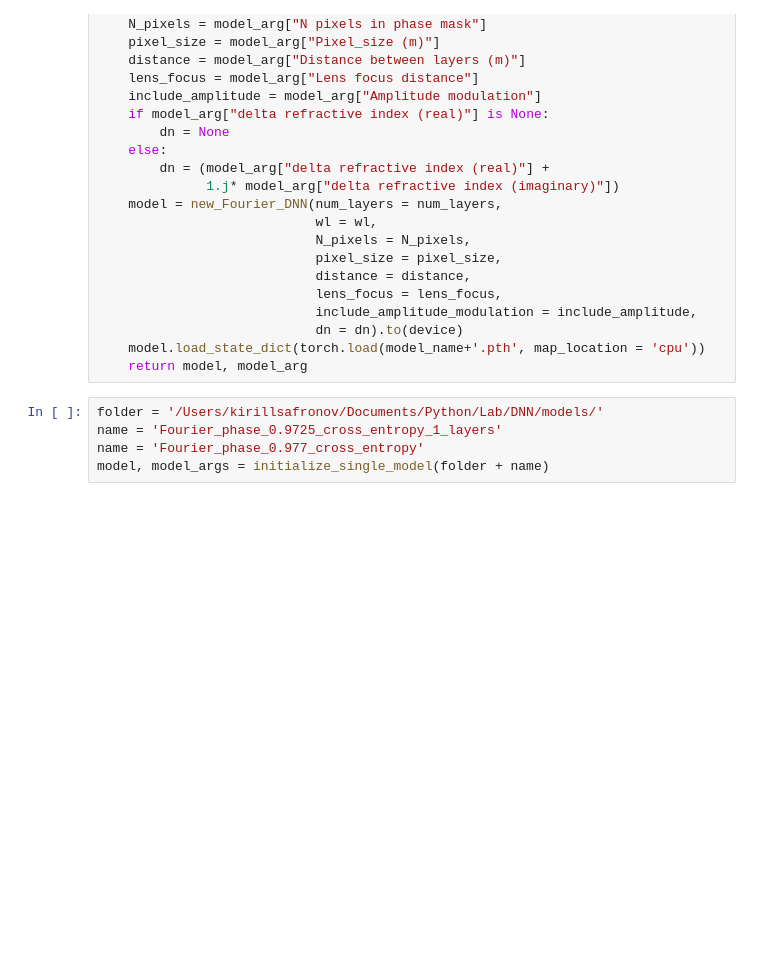
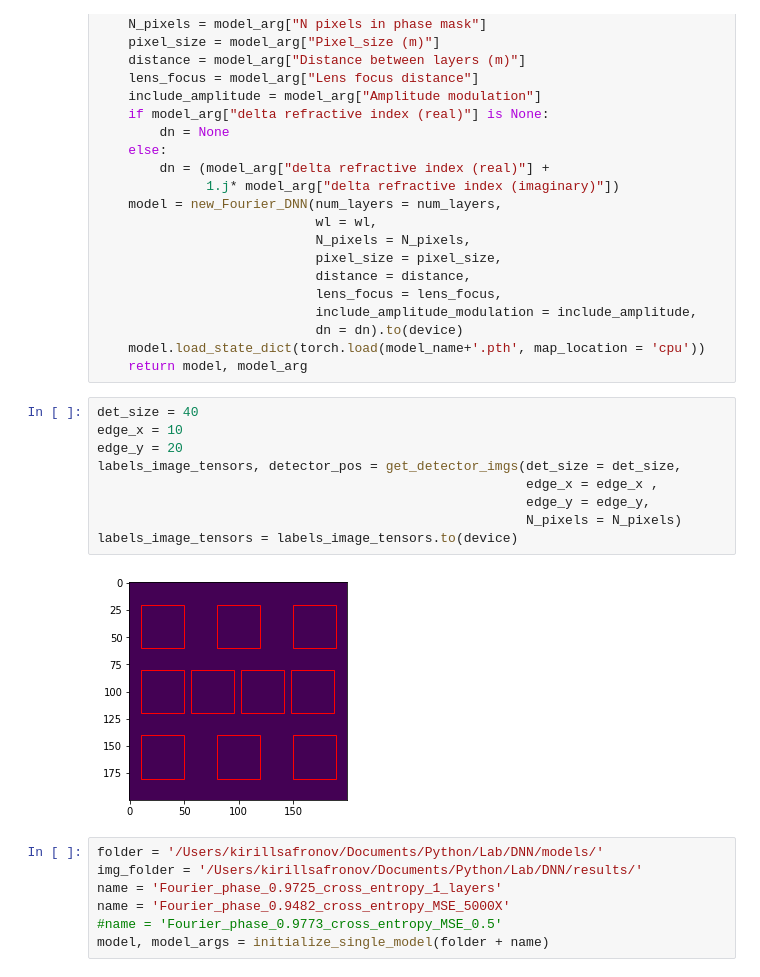
Before and after one commit to Kir7a/DNN, a Jupyter notebook: notebooks/Results visualization.ipynb, the cells around one changed output. Cells and saved outputs as stored; diff of their text form; blank space fills up the shorter version.

```diff
--- a/notebooks/Results visualization.ipynb
+++ b/notebooks/Results visualization.ipynb
@@ -224,8 +234,21 @@ def initialize_single_model(model_name):
                             dn = dn).to(device)
     model.load_state_dict(torch.load(model_name+'.pth', map_location = 'cpu'))
     return model, model_arg
+# %%
+det_size = 40
+edge_x = 10
+edge_y = 20
+labels_image_tensors, detector_pos = get_detector_imgs(det_size = det_size,
+                                                       edge_x = edge_x ,
+                                                       edge_y = edge_y,
+                                                       N_pixels = N_pixels)
+labels_image_tensors = labels_image_tensors.to(device)
+# %% [output]
+[figure, added]
 # %%
 folder = '/Users/kirillsafronov/Documents/Python/Lab/DNN/models/'
+img_folder = '/Users/kirillsafronov/Documents/Python/Lab/DNN/results/'
 name = 'Fourier_phase_0.9725_cross_entropy_1_layers'
-name = 'Fourier_phase_0.977_cross_entropy'
+name = 'Fourier_phase_0.9482_cross_entropy_MSE_5000X'
+#name = 'Fourier_phase_0.9773_cross_entropy_MSE_0.5'
 model, model_args = initialize_single_model(folder + name)
```
Also changed, not shown: parts of 15 cells of this notebook, 1 other file.
